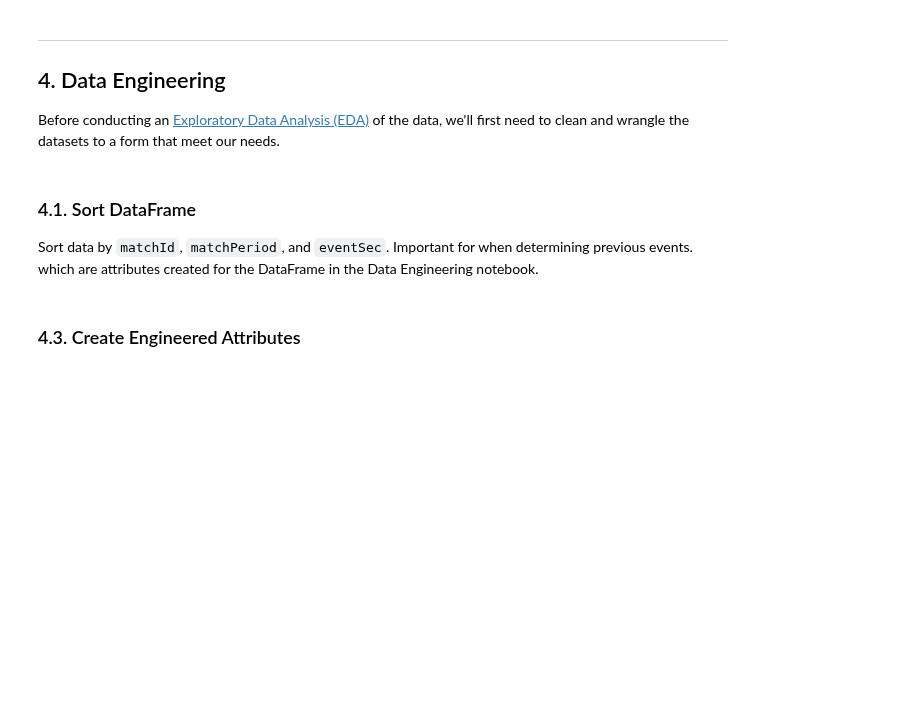
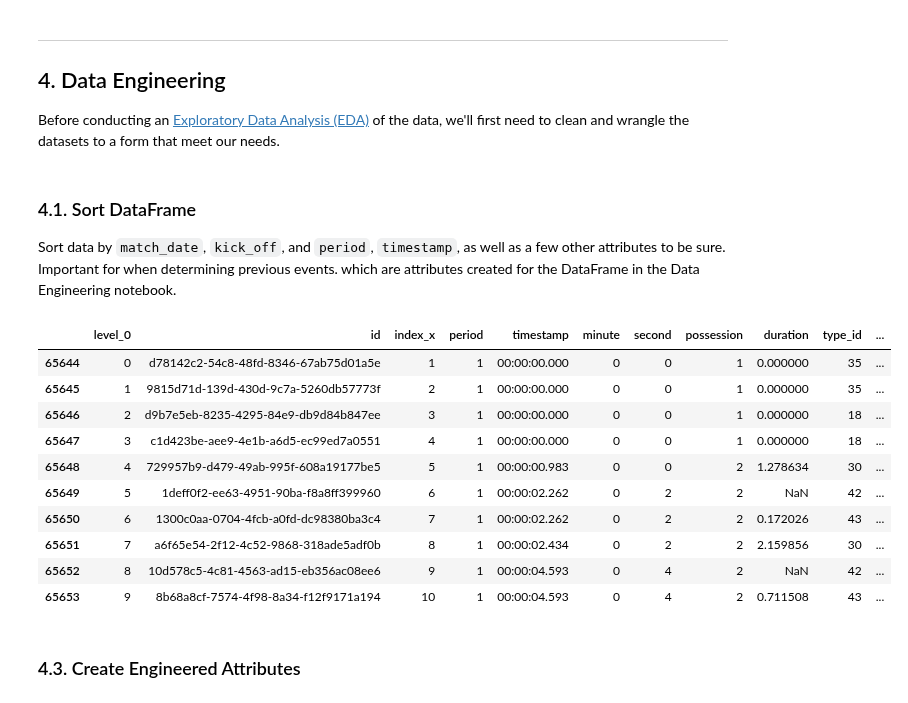
Before and after one commit to eddwebster/football_analytics, a Jupyter notebook: notebooks/3_data_engineering/StatsBomb Data Engineering.ipynb, the cells around one changed output. Saved outputs shown, nothing was run; the diff lists cells and outputs as text; code cells hidden in the pictures; blank space fills up the shorter version.

```diff
--- a/notebooks/3_data_engineering/StatsBomb Data Engineering.ipynb
+++ b/notebooks/3_data_engineering/StatsBomb Data Engineering.ipynb
@@ -153,7 +153,7 @@ today = datetime.datetime.now().strftime('%d/%m/%Y').replace('/', '')
 ### Defined Filepaths
 # %%
 # Set up initial paths to subfolders
-base_dir = os.path.join('..', '..', )
+base_dir = os.path.join('..', '..')
 data_dir = os.path.join(base_dir, 'data')
 data_dir_sb = os.path.join(base_dir, 'data', 'sb')
 scripts_dir = os.path.join(base_dir, 'scripts')
@@ -326,10 +399,24 @@ The visualisation shows us that there are no missing values in the DataFrame.
 Before conducting an [Exploratory Data Analysis (EDA)](#section5) of the data, we'll first need to clean and wrangle the datasets to a form that meet our needs.
 # %% [markdown]
 ### <a id='#section4.1'>4.1. Sort DataFrame</a>
-Sort data by `matchId`, `matchPeriod`, and `eventSec`. Important for when determining previous events. which are attributes created for the DataFrame in the Data Engineering notebook.
+Sort data by `match_date`, `kick_off`, and `period`, `timestamp`, as well as a few other attributes to be sure. Important for when determining previous events. which are attributes created for the DataFrame in the Data Engineering notebook.
 # %%
 # Sort data by matchId, matchPeriod, and eventSec
-df_sb = df_sb.sort_values(['matchId', 'matchPeriod', 'eventSec'])
+df_sb = df_sb.sort_values(['match_date', 'kick_off', 'competition_name', 'season_name', 'home_team_home_team_name', 'away_team_away_team_name', 'period', 'timestamp', 'index_x'])
+# %%
+df_sb.head(10)
+# %% [output]
+|  | level_0 | id | index_x | period | timestamp | minute | second | possession | duration | type_id | ... |
+| 65644 | 0 | d78142c2-54c8-48fd-8346-67ab75d01a5e | 1 | 1 | 00:00:00.000 | 0 | 0 | 1 | 0.000000 | 35 | ... |
+| 65645 | 1 | 9815d71d-139d-430d-9c7a-5260db57773f | 2 | 1 | 00:00:00.000 | 0 | 0 | 1 | 0.000000 | 35 | ... |
+| 65646 | 2 | d9b7e5eb-8235-4295-84e9-db9d84b847ee | 3 | 1 | 00:00:00.000 | 0 | 0 | 1 | 0.000000 | 18 | ... |
+| 65647 | 3 | c1d423be-aee9-4e1b-a6d5-ec99ed7a0551 | 4 | 1 | 00:00:00.000 | 0 | 0 | 1 | 0.000000 | 18 | ... |
+| 65648 | 4 | 729957b9-d479-49ab-995f-608a19177be5 | 5 | 1 | 00:00:00.983 | 0 | 0 | 2 | 1.278634 | 30 | ... |
+| 65649 | 5 | 1deff0f2-ee63-4951-90ba-f8a8ff399960 | 6 | 1 | 00:00:02.262 | 0 | 2 | 2 | NaN | 42 | ... |
+| 65650 | 6 | 1300c0aa-0704-4fcb-a0fd-dc98380ba3c4 | 7 | 1 | 00:00:02.262 | 0 | 2 | 2 | 0.172026 | 43 | ... |
+| 65651 | 7 | a6f65e54-2f12-4c52-9868-318ade5adf0b | 8 | 1 | 00:00:02.434 | 0 | 2 | 2 | 2.159856 | 30 | ... |
+| 65652 | 8 | 10d578c5-4c81-4563-ad15-eb356ac08ee6 | 9 | 1 | 00:00:04.593 | 0 | 4 | 2 | NaN | 42 | ... |
+| 65653 | 9 | 8b68a8cf-7574-4f98-8a34-f12f9171a194 | 10 | 1 | 00:00:04.593 | 0 | 4 | 2 | 0.711508 | 43 | ... |
 # %% [markdown]
 ### <a id='#section4.3'>4.3. Create Engineered Attributes</a>
 # %% [markdown]
```
Also changed, not shown: parts of 18 cells of this notebook.
